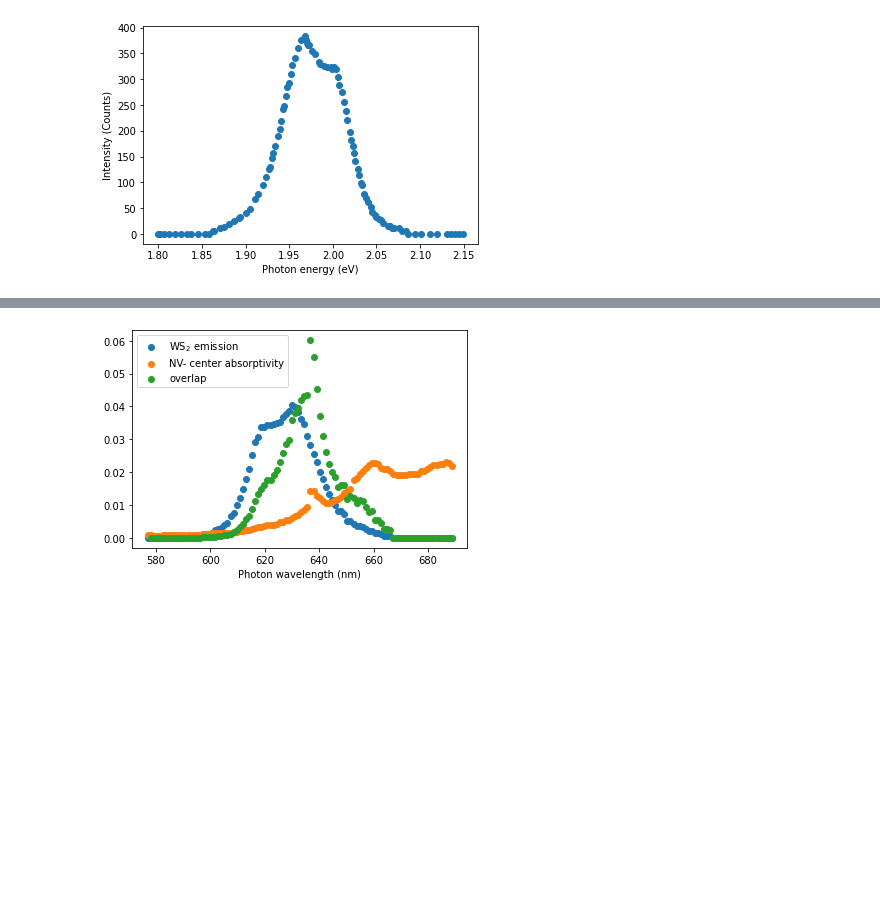
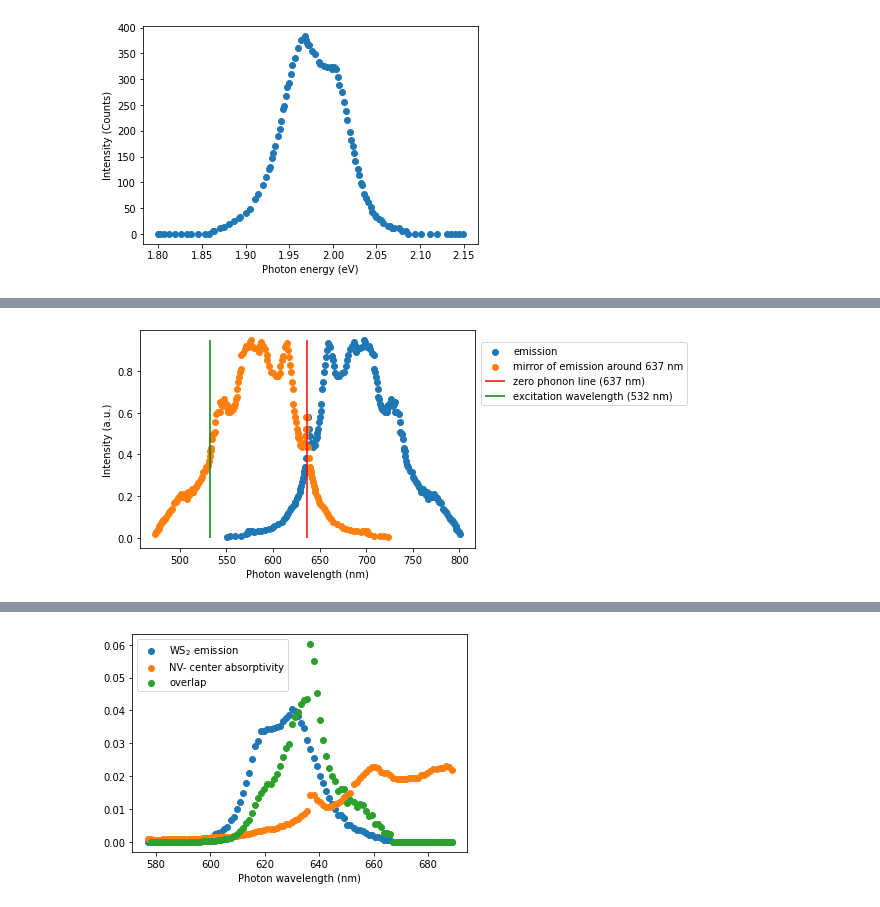
Before and after one commit to nbeaver/ws2-diamond-fret-calculation, a Jupyter notebook: WS2_NV-_center_FRET_estimation.ipynb, the cells around one changed output, grey strips where cells are left out. Saved outputs shown, nothing was run; the diff lists cells and outputs as text; code cells hidden in the pictures; blank space fills up the shorter version.

```diff
--- a/WS2_NV-_center_FRET_estimation.ipynb
+++ b/WS2_NV-_center_FRET_estimation.ipynb
@@ -102,0 +110,11 @@ plt.ylabel("Emission intensity (a.u.)");
+# %%
+plt.clf()
+plt.scatter(nv_center_emission_nm, nv_center_emission_intensity, label="emission")
+plt.scatter(nv_center_absorption_nm, nv_center_emission_intensity, label="mirror of emission around 637 nm")
+plt.vlines(x=637, ymin=0, ymax=max(nv_center_emission_intensity), color="red", label="zero phonon line (637 nm)")
+plt.vlines(x=532, ymin=0, ymax=max(nv_center_emission_intensity), color="green", label="excitation wavelength (532 nm)")
+plt.legend(loc="center right", bbox_to_anchor=(1.65,0.8))
+plt.xlabel("Photon wavelength (nm)")
+plt.ylabel("Intensity (a.u.)");
+# %% [output]
+[figure, added]
```
Also changed, not shown: parts of 13 cells of this notebook, 3 other files.
